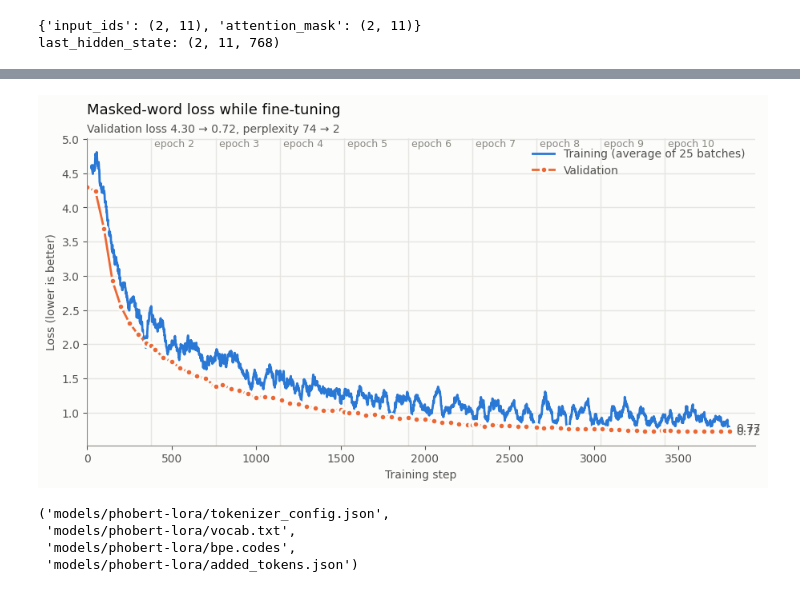
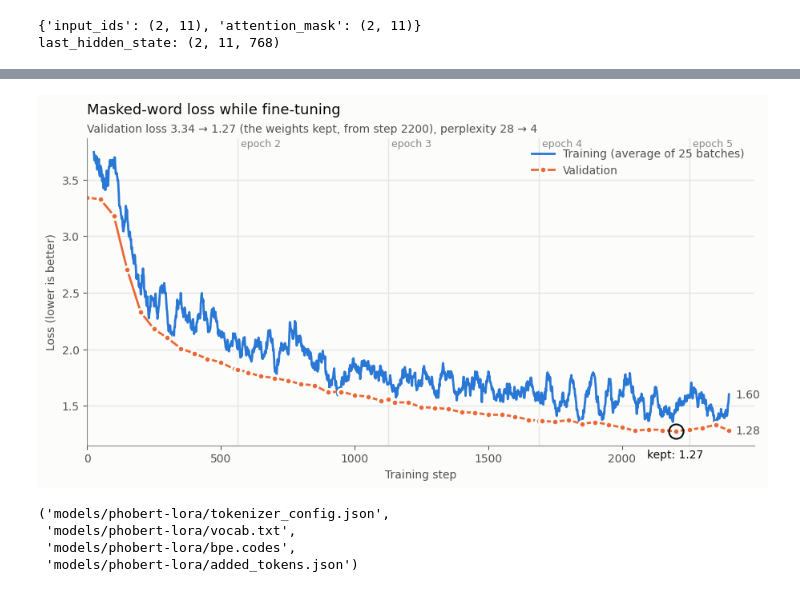
Before and after one commit to viettungvuong/EmIuMuaGi, a Jupyter notebook: ai-notebooks/finetune_bert.ipynb, the cells around one changed output, grey strips where cells are left out. Cells and saved outputs as stored; diff of their text form; code cells hidden in the pictures.

```diff
--- a/ai-notebooks/finetune_bert.ipynb
+++ b/ai-notebooks/finetune_bert.ipynb
@@ -16,11 +16,10 @@ def clean(text: str) -> str:
     return " ".join(text.split()).lower()
 
 
-data = pd.read_csv("data/bert_food_history.csv", usecols=["content"])
-data["content"] = data["content"].fillna("").map(clean)
-# Only written reviews: purchases not rated, or rated with just the stars, are dropped
-data = data[data["content"] != ""].reset_index(drop=True)
+# Sentences about what someone eats and drinks: "Tôi hay đi quán cà phê và uống matcha latte."
+data = pd.read_csv("data/food_sentences.csv", usecols=["sentence"])
+data["sentence"] = data["sentence"].map(clean)
 
-print(f"{len(data)} reviews")
+print(f"{len(data)} sentences")
 data.head()
 # %% [output]
@@ -213,36 +211,41 @@ per_epoch = len(train_loader)
 fig, ax = plt.subplots(figsize=(9, 4.8), facecolor=SURFACE, layout="constrained")
 ax.set_facecolor(SURFACE)
 ax.plot(training_steps, training, color=TRAINING, linewidth=2, label=f"Training (average of {smooth} batches)")
 ax.plot(val_steps, val_losses, color=VALIDATION, linewidth=2, marker="o", markersize=6,
         markeredgecolor=SURFACE, markeredgewidth=2, label="Validation")
 
 # Where each epoch starts
 for e in range(1, int(np.ceil(len(losses) / per_epoch))):
     ax.axvline(e * per_epoch, color=GRID, linewidth=1, zorder=0)
     ax.text(e * per_epoch, 1, f" epoch {e + 1}", transform=ax.get_xaxis_transform(), color=MUTED, fontsize=9, va="top")
 
+# The weights kept: the best validation check
+ax.plot(best["step"], best["loss"], marker="o", markersize=13, markerfacecolor="none", markeredgecolor=INK, markeredgewidth=1.5, zorder=4)
+ax.annotate(f"kept: {best['loss']:.2f}", (best["step"], best["loss"]), xytext=(0, -16), textcoords="offset points",
+            ha="center", va="top", color=INK, fontsize=10)
+
 # The latest value at the end of each line
 for x, y in [(training_steps[-1], training[-1]), (val_steps[-1], val_losses[-1])]:
     ax.annotate(f"{y:.2f}", (x, y), xytext=(6, 0), textcoords="offset points", va="center", color=INK_SECONDARY, fontsize=10)
 
-start, end = val_losses[0], val_losses[-1]
+start, end = val_losses[0], best["loss"]
 ax.set_title("Masked-word loss while fine-tuning", loc="left", color=INK, fontsize=13, pad=22)
-ax.text(0, 1.02, f"Validation loss {start:.2f} → {end:.2f}, perplexity {np.exp(start):.0f} → {np.exp(end):.0f}",
+ax.text(0, 1.02, f"Validation loss {start:.2f} → {end:.2f} (the weights kept, from step {best['step']}), perplexity {np.exp(start):.0f} → {np.exp(end):.0f}",
         transform=ax.transAxes, color=INK_SECONDARY, fontsize=10)
 ax.set_xlabel("Training step", color=INK_SECONDARY)
 ax.set_ylabel("Loss (lower is better)", color=INK_SECONDARY)
 ax.set_xlim(0, len(losses) * 1.04)
 ax.grid(axis="y", color=GRID, linewidth=1)
 ax.set_axisbelow(True)
 for side in ["top", "right"]:
     ax.spines[side].set_visible(False)
 for side in ["left", "bottom"]:
     ax.spines[side].set_color(MUTED)
 ax.tick_params(colors=INK_SECONDARY)
 ax.legend(frameon=False, labelcolor=INK_SECONDARY, loc="upper right")
 plt.show()
 # %% [output]
-[figure, old version]
+[figure, new version]
 # %%
 SAVE_TO = "models/phobert-lora"
 model.save_pretrained(SAVE_TO)
```
Also changed, not shown: parts of 6 cells of this notebook, 3 other files.
